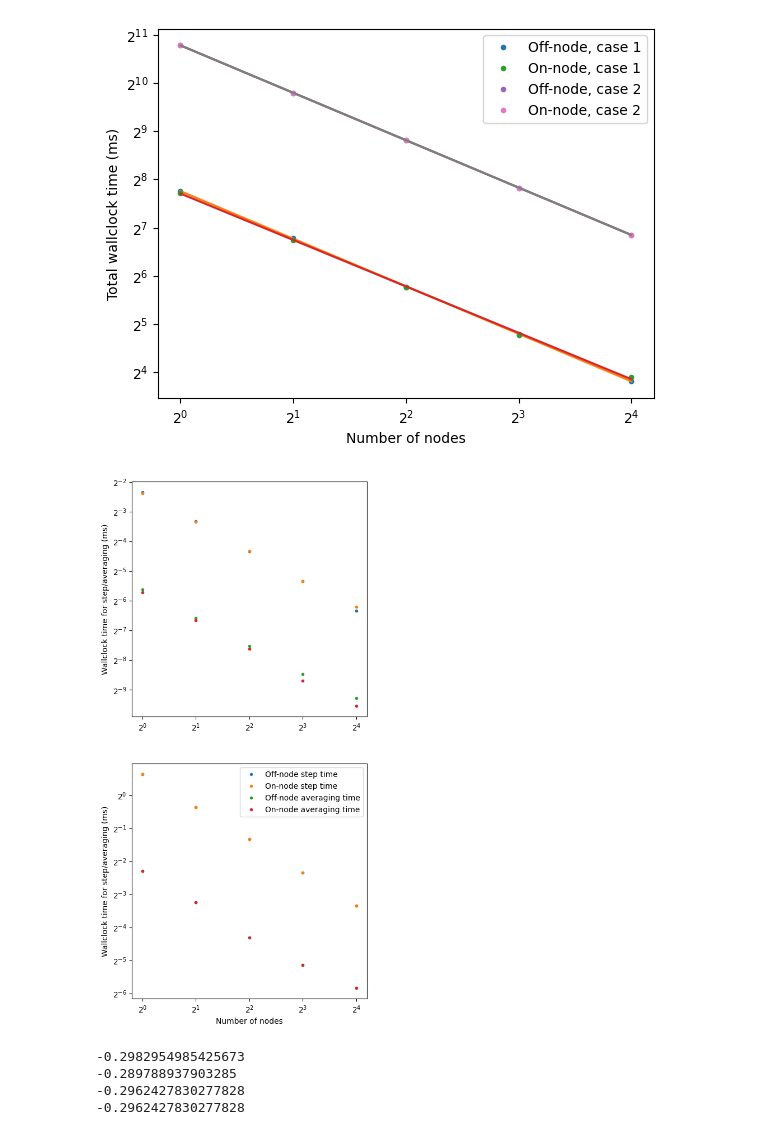
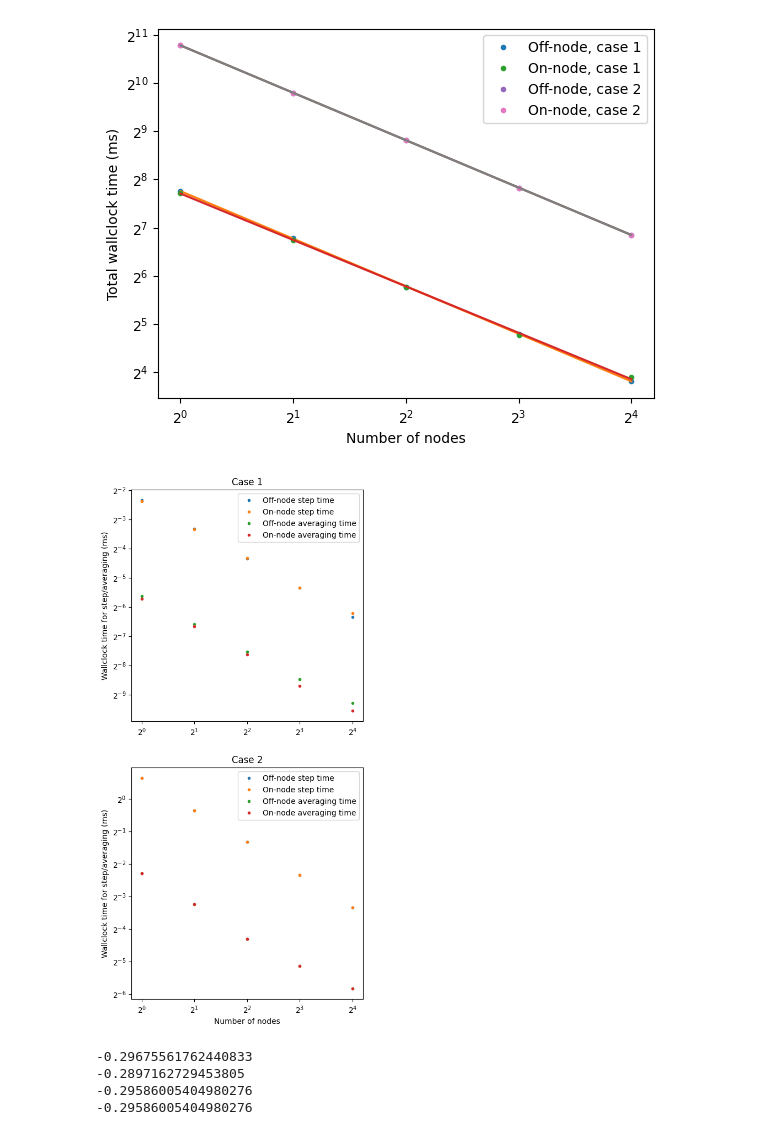
Before and after one commit to bdalfavero/wigner_parallel, a Jupyter notebook: scripts/node_scaling.ipynb, the cells around one changed output. Drawn from its saved outputs; the diff is of its cells as text; code cells hidden in the pictures.

```diff
--- a/scripts/node_scaling.ipynb
+++ b/scripts/node_scaling.ipynb
@@ -126,38 +126,41 @@ plt.savefig("../plots/total_time_nodes.png")
 # %%
 fig3, ax3 = plt.subplots(2,1)
 ax3[0].set_xscale('log', base=2)
 ax3[0].set_yscale('log', base=2)
 ax3[1].set_xscale('log', base=2)
 ax3[1].set_yscale('log', base=2)
 fig3.set_figwidth(6.0)
 fig3.set_figheight(12.0)
 ax3[0].set_box_aspect(1)
 ax3[1].set_box_aspect(1)
 
 ax3[0].plot(off_node_results["num_nodes"], off_node_results["step_times"], '.', label="Off-node step time")
 ax3[0].plot(same_node_results["num_nodes"], same_node_results["step_times"], '.', label="On-node step time")
 ax3[0].plot(off_node_results["num_nodes"], off_node_results["averaging_times"], '.', label="Off-node averaging time")
 ax3[0].plot(same_node_results["num_nodes"], same_node_results["averaging_times"], '.', label="On-node averaging time")
+ax3[0].set_title("Case 1")
 
 ax3[1].plot(off_node_case_two_results["num_nodes"], off_node_case_two_results["step_times"], '.', label="Off-node step time")
 ax3[1].plot(same_node_case_two_results["num_nodes"], same_node_case_two_results["step_times"], '.', label="On-node step time")
 ax3[1].plot(off_node_case_two_results["num_nodes"], off_node_case_two_results["averaging_times"], '.', label="Off-node averaging time")
 ax3[1].plot(same_node_case_two_results["num_nodes"], same_node_case_two_results["averaging_times"], '.', label="On-node averaging time")
+ax3[1].set_title("Case 2")
 
 ax3[1].set_xlabel("Number of nodes")
 ax3[0].set_ylabel("Wallclock time for step/averaging (ms)")
 ax3[1].set_ylabel("Wallclock time for step/averaging (ms)")
-plt.legend()
+ax3[0].legend()
+ax3[1].legend()
 plt.savefig("../plots/node_step_averaging.png")
 # %% [output]
-[figure, old version]
+[figure, new version]
 # %%
-print(off_node_results["linreg_result"].slope)
-print(same_node_results["linreg_result"].slope)
-print(off_node_case_two_results["linreg_result"].slope)
-print(same_node_case_two_results["linreg_result"].slope)
+print(off_node_results["total_linreg_result"].slope)
+print(same_node_results["total_linreg_result"].slope)
+print(off_node_case_two_results["total_linreg_result"].slope)
+print(same_node_case_two_results["total_linreg_result"].slope)
 # %% [output]
--0.2982954985425673
--0.289788937903285
--0.2962427830277828
--0.2962427830277828
+-0.29675561762440833
+-0.2897162729453805
+-0.29586005404980276
+-0.29586005404980276
```
Also changed, not shown: 3 other files.
